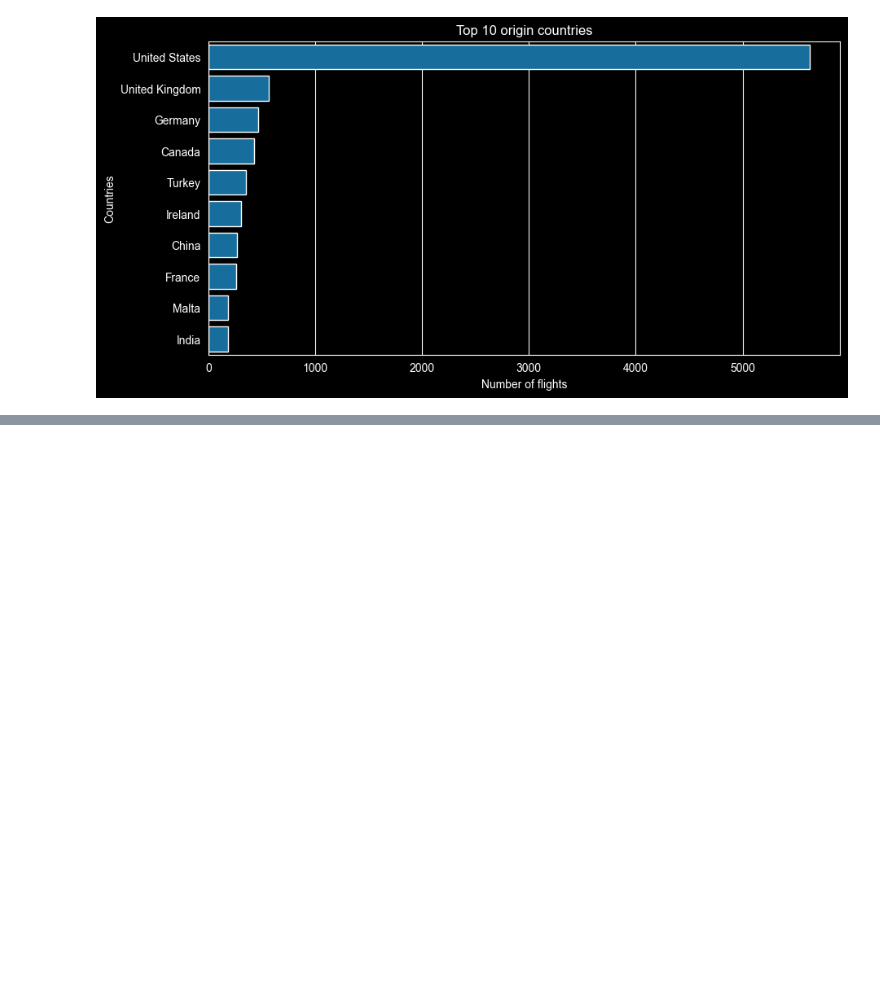
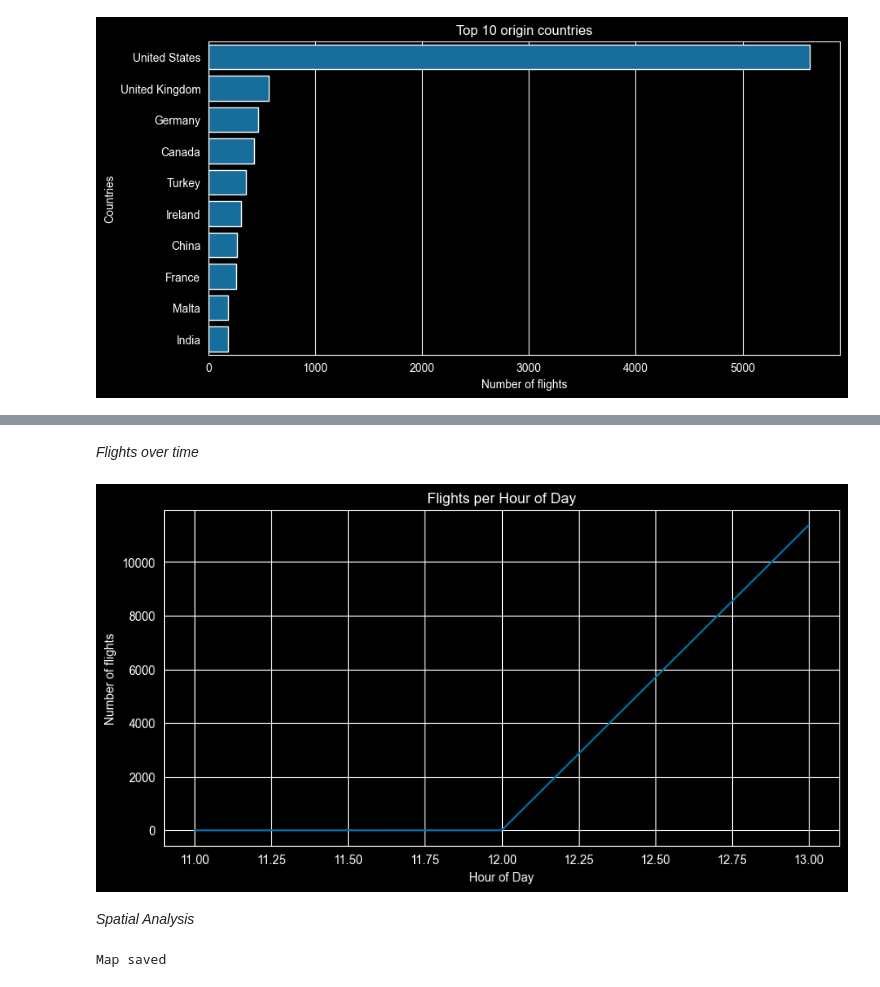
Before and after one commit to muneebsaddal/opensky-flight-data-analysis, a Jupyter notebook: flight_data_analysis.ipynb, the cells around one changed output, grey strips where cells are left out. Cells and saved outputs as stored; diff of their text form; code cells hidden in the pictures; blank space fills up the shorter version.

Commit message:
Complete data cleaning and exploration analysis

```diff
--- a/flight_data_analysis.ipynb
+++ b/flight_data_analysis.ipynb
@@ -59,0 +149,33 @@ if "origin_country" in df.columns:
+# %% [markdown]
+*Flights over time*
+# %%
+if "time_position" in df.columns:
+    df["hour"] = df["time_position"].dt.hour
+    hourly_counts = df.groupby("hour")["icao24"].count()
+    plt.figure(figsize=(10,5))
+    sns.lineplot(x=hourly_counts.index, y=hourly_counts.values)
+    plt.title("Flights per Hour of Day")
+    plt.xlabel("Hour of Day")
+    plt.ylabel("Number of flights")
+    plt.show()
+# %% [output]
+[figure, added]
+# %% [markdown]
+*Spatial Analysis*
+# %%
+mean_lat, mean_lon = df["latitude"].mean(), df["longitude"].mean()
+flight_map = folium.Map(location=[mean_lat, mean_lon], zoom_start=3)
+
+for _, row in df.sample(min(1000, len(df))).iterrows():
+    folium.CircleMarker(
+        location=[row["latitude"], row["longitude"]],
+        radius=2,
+        color="blue",
+        fill=True,
+        fill_opacity=0.5
+    ).add_to(flight_map)
+
+flight_map.save("flight_map.html")
+print("Map saved")
+# %% [output]
+Map saved
```
Also changed, not shown: parts of 16 cells of this notebook.
